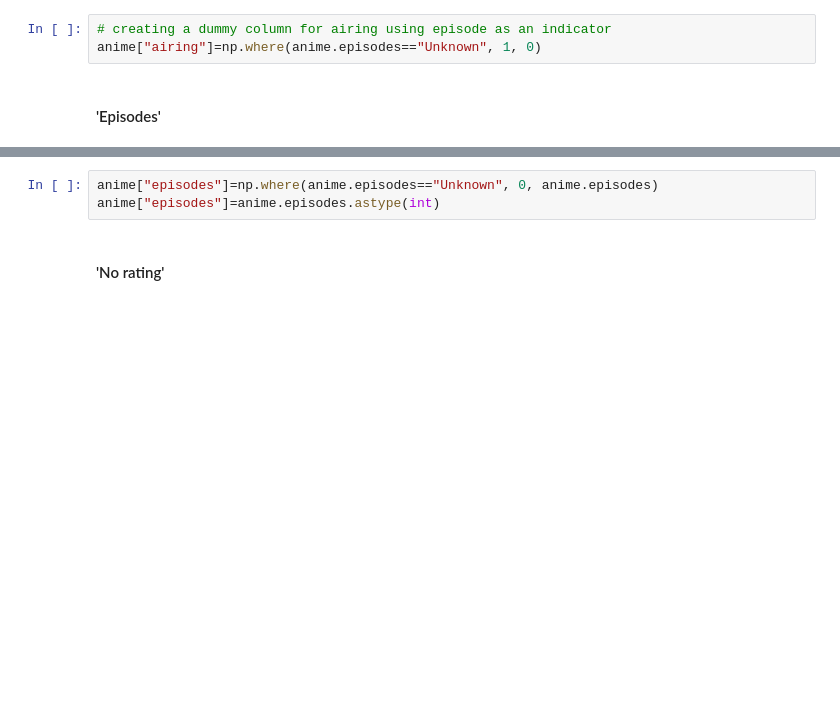
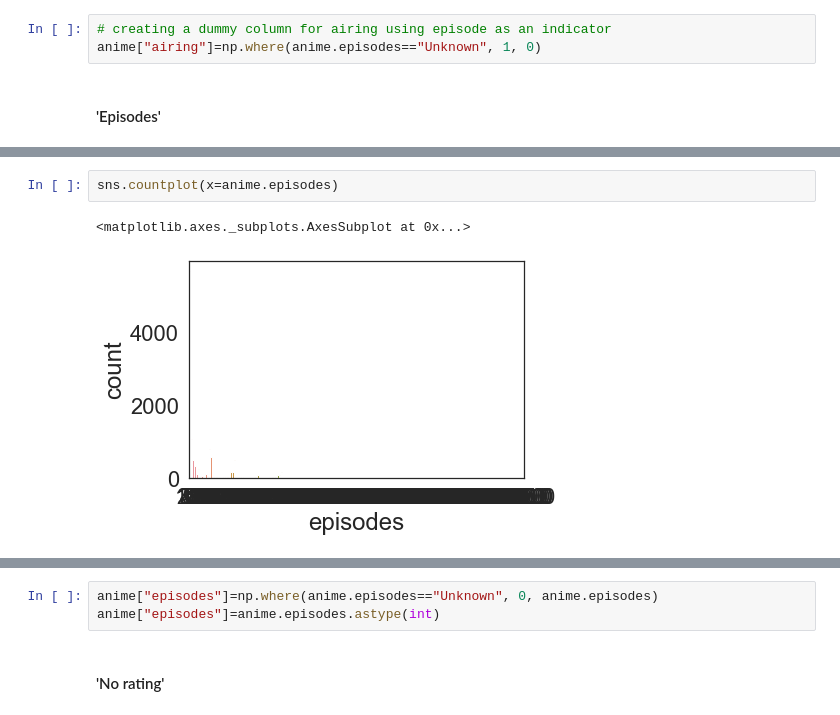
Before and after one commit to nclee17/Machine-Learning-Anime-Recommendation, a Jupyter notebook: Machine Learning - Highly rated or not.ipynb, the cells around one changed output, grey strips where cells are left out. Drawn from its saved outputs; the diff is of its cells as text; blank space fills up the shorter version.

```diff
--- a/Machine Learning - Highly rated or not.ipynb
+++ b/Machine Learning - Highly rated or not.ipynb
@@ -80,0 +97,5 @@ anime["airing"]=np.where(anime.episodes=="Unknown", 1, 0)
+# %%
+sns.countplot(x=anime.episodes)
+# %% [output]
+<matplotlib.axes._subplots.AxesSubplot at 0x...>
+[figure, added]
```
Also changed, not shown: parts of 25 cells of this notebook.
